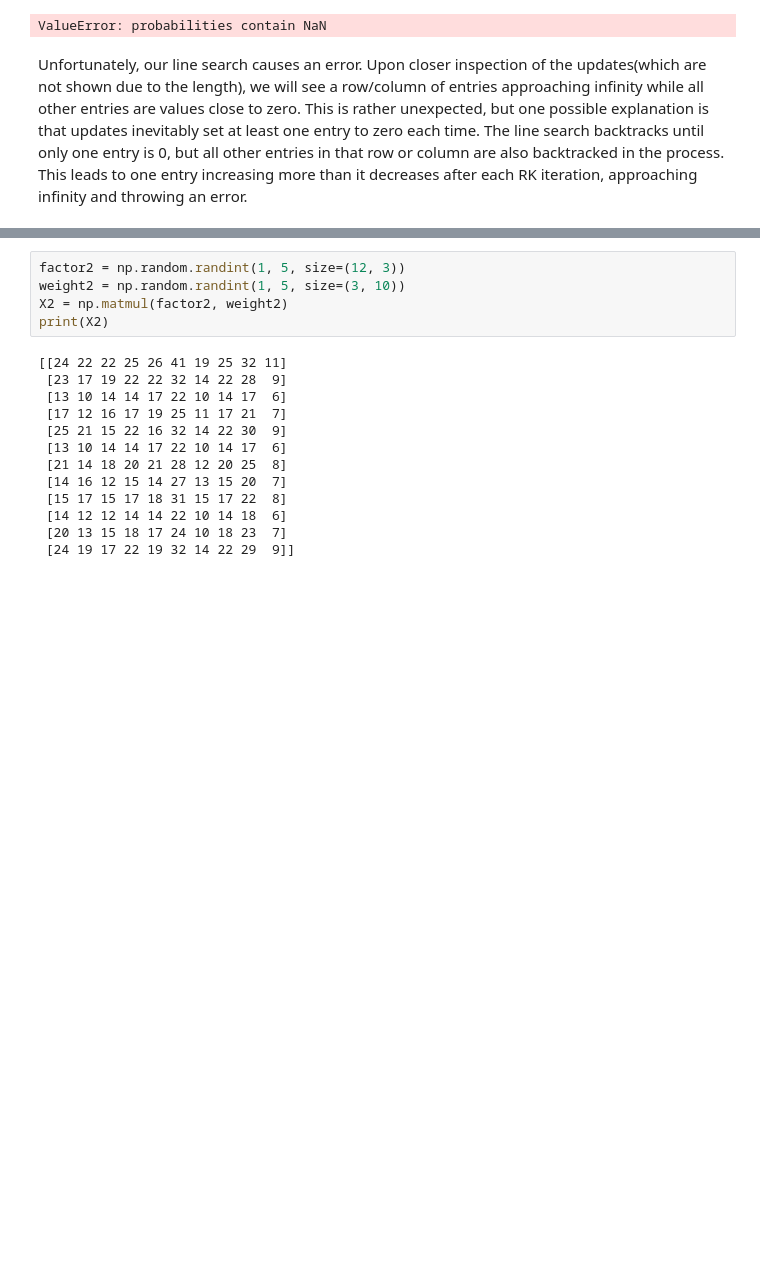
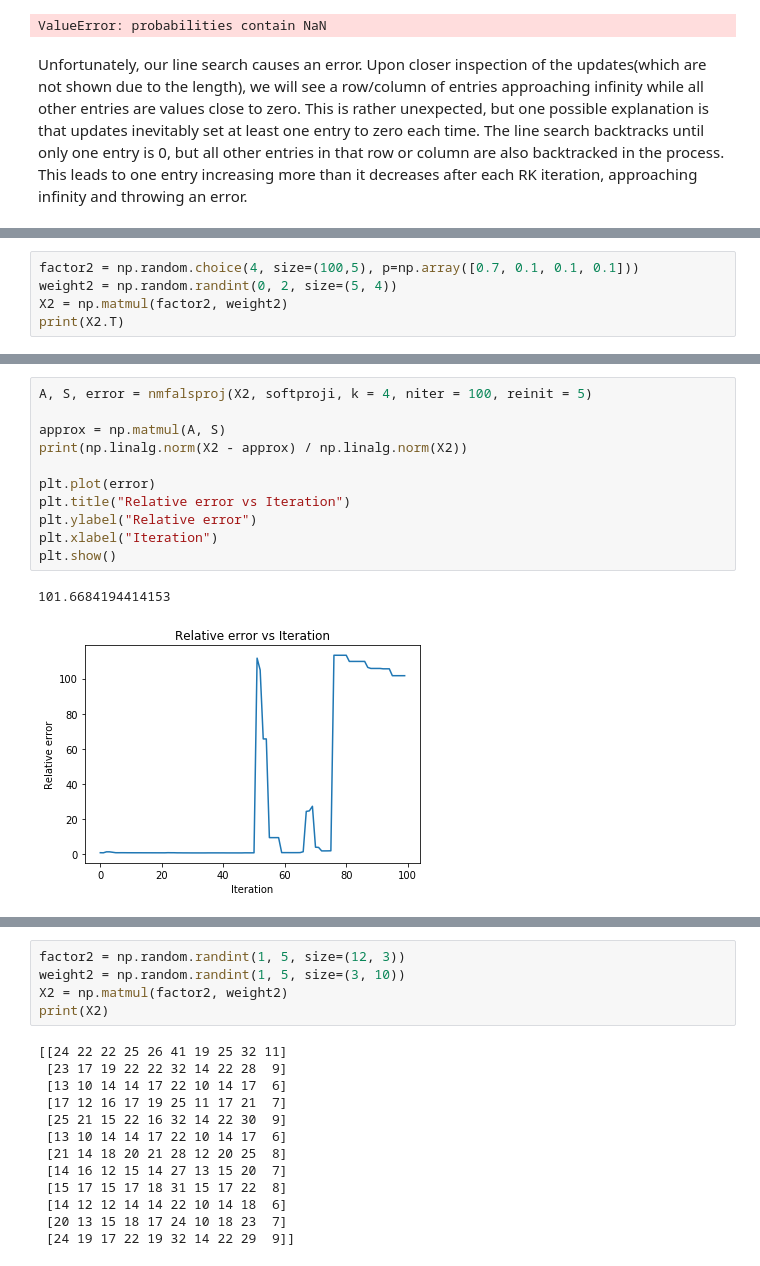
Before and after one commit to chauedwin/mf-algorithms, a Jupyter notebook: nmfAlgorithms.ipynb, the cells around one changed output, grey strips where cells are left out. Saved outputs shown, nothing was run; the diff lists cells and outputs as text; blank space fills up the shorter version.

```diff
--- a/nmfAlgorithms.ipynb
+++ b/nmfAlgorithms.ipynb
@@ -986,0 +1031,5 @@ Unfortunately, our line search causes an error. Upon closer inspection of the up
+# %%
+factor2 = np.random.choice(4, size=(100,5), p=np.array([0.7, 0.1, 0.1, 0.1]))
+weight2 = np.random.randint(0, 2, size=(5, 4))
+X2 = np.matmul(factor2, weight2)
+print(X2.T)
@@ -986,0 +1049,14 @@ Unfortunately, our line search causes an error. Upon closer inspection of the up
+# %%
+A, S, error = nmfalsproj(X2, softproji, k = 4, niter = 100, reinit = 5)
+
+approx = np.matmul(A, S)
+print(np.linalg.norm(X2 - approx) / np.linalg.norm(X2))
+
+plt.plot(error)
+plt.title("Relative error vs Iteration")
+plt.ylabel("Relative error")
+plt.xlabel("Iteration")
+plt.show()
+# %% [output]
+101.6684194414153
+[figure, added]
```
Also changed, not shown: parts of 7 cells of this notebook.
